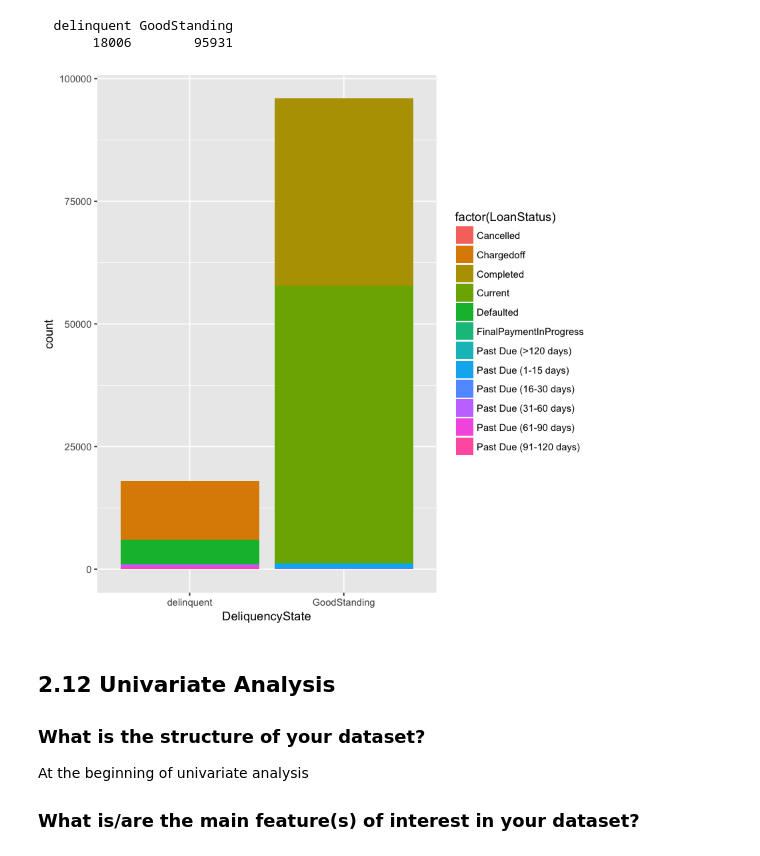
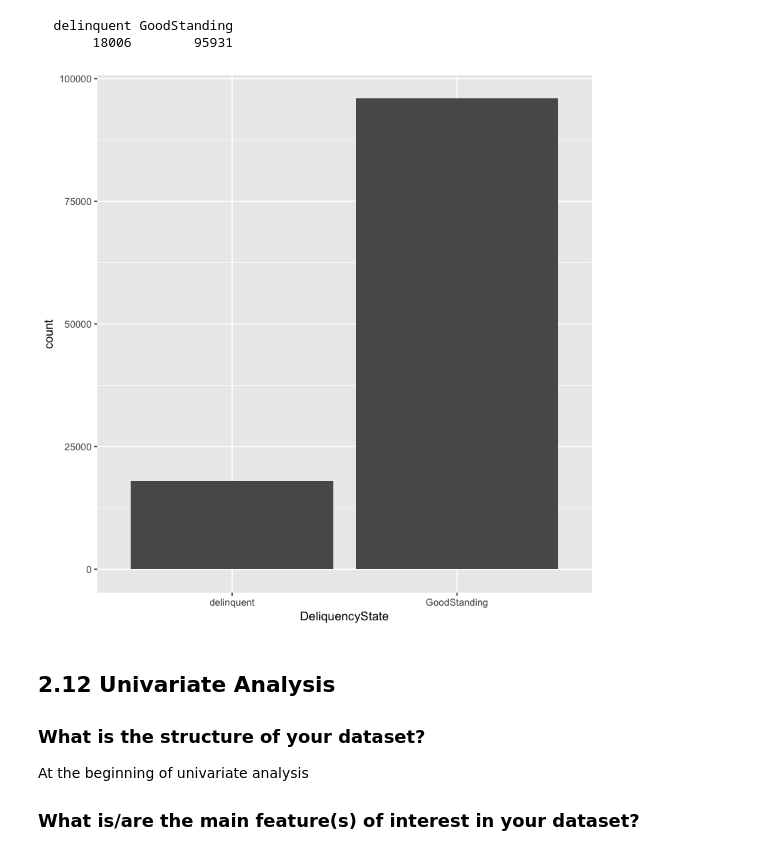
Before and after one commit to JoeyL6/Explotory_Data_Analysis_With_R, a Jupyter notebook: projecttemplate.ipynb, the cells around one changed output. Cells and saved outputs as stored; diff of their text form; code cells hidden in the pictures.

Commit message:
change plot2

```diff
--- a/projecttemplate.ipynb
+++ b/projecttemplate.ipynb
@@ -327,9 +322,9 @@ table(loan_df$DeliquencyState)
   delinquent GoodStanding
        18006        95931
 # %%
-ggplot(data = loan_df, aes(DeliquencyState, fill = factor(LoanStatus))) + geom_bar()
+ggplot(data = loan_df, aes(DeliquencyState)) + geom_bar()
 # %% [output]
-[figure, old version]
+[figure, new version]
 # %% [markdown]
 ## 2.12 Univariate Analysis
 
```
Also changed, not shown: parts of 9 cells of this notebook, 2 other files.
